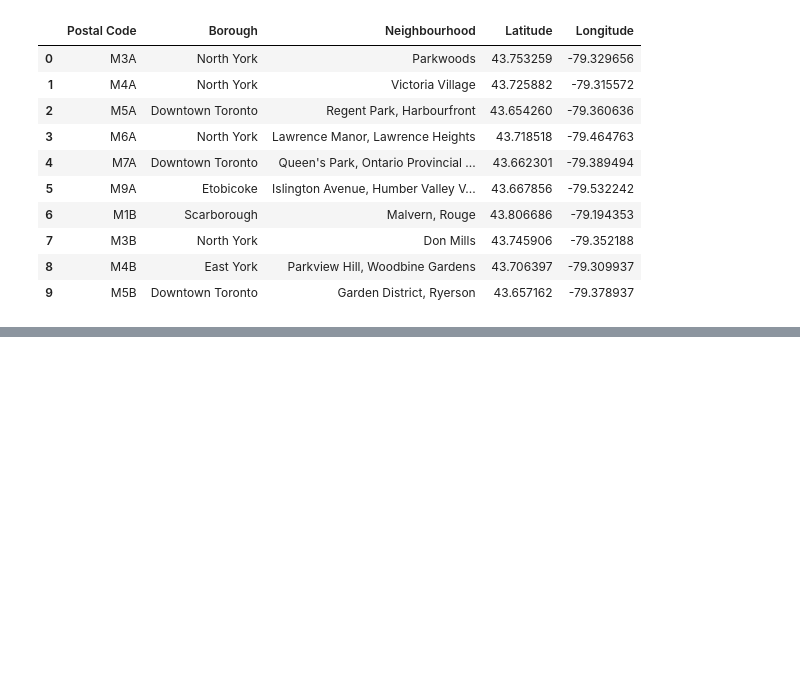
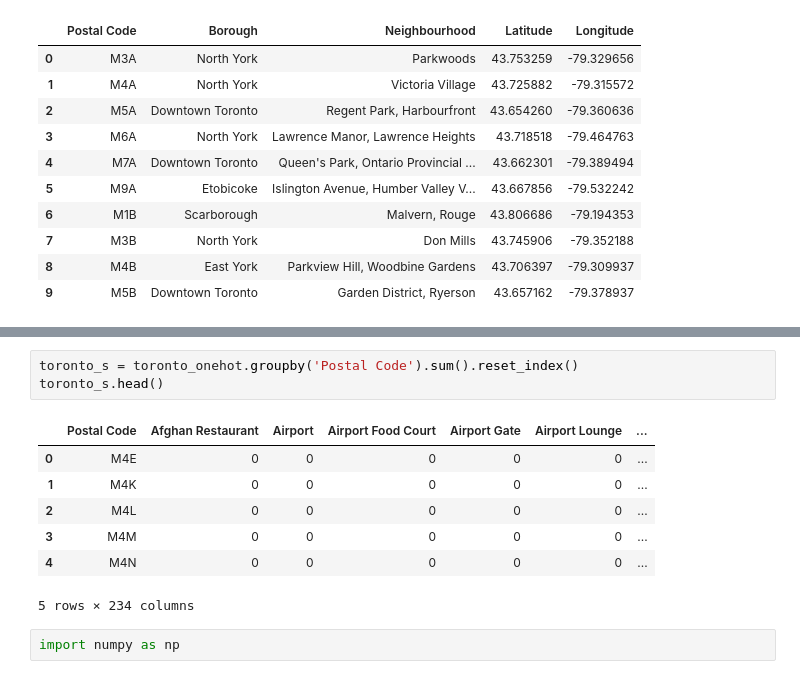
Before and after one commit to bhagyawarnakulasooriya/Coursera_Capstone, a Jupyter notebook: Capstone_project_week3.ipynb, the cells around one changed output, grey strips where cells are left out. Saved outputs shown, nothing was run; the diff lists cells and outputs as text; blank space fills up the shorter version.

```diff
--- a/Capstone_project_week3.ipynb
+++ b/Capstone_project_week3.ipynb
@@ -109,0 +349,13 @@ df_merged.head(10)
+# %%
+toronto_s = toronto_onehot.groupby('Postal Code').sum().reset_index()
+toronto_s.head()
+# %% [output]
+|  | Postal Code | Afghan Restaurant | Airport | Airport Food Court | Airport Gate | Airport Lounge | ... |
+| 0 | M4E | 0 | 0 | 0 | 0 | 0 | ... |
+| 1 | M4K | 0 | 0 | 0 | 0 | 0 | ... |
+| 2 | M4L | 0 | 0 | 0 | 0 | 0 | ... |
+| 3 | M4M | 0 | 0 | 0 | 0 | 0 | ... |
+| 4 | M4N | 0 | 0 | 0 | 0 | 0 | ... |
+5 rows × 234 columns
+# %%
+import numpy as np
```
Also changed, not shown: parts of 32 cells of this notebook.
